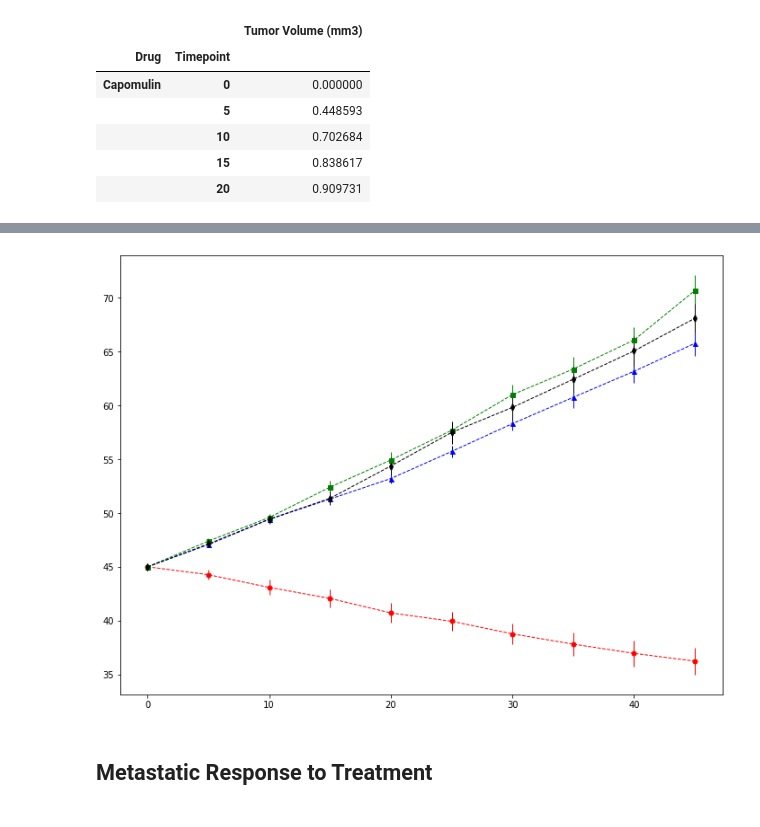
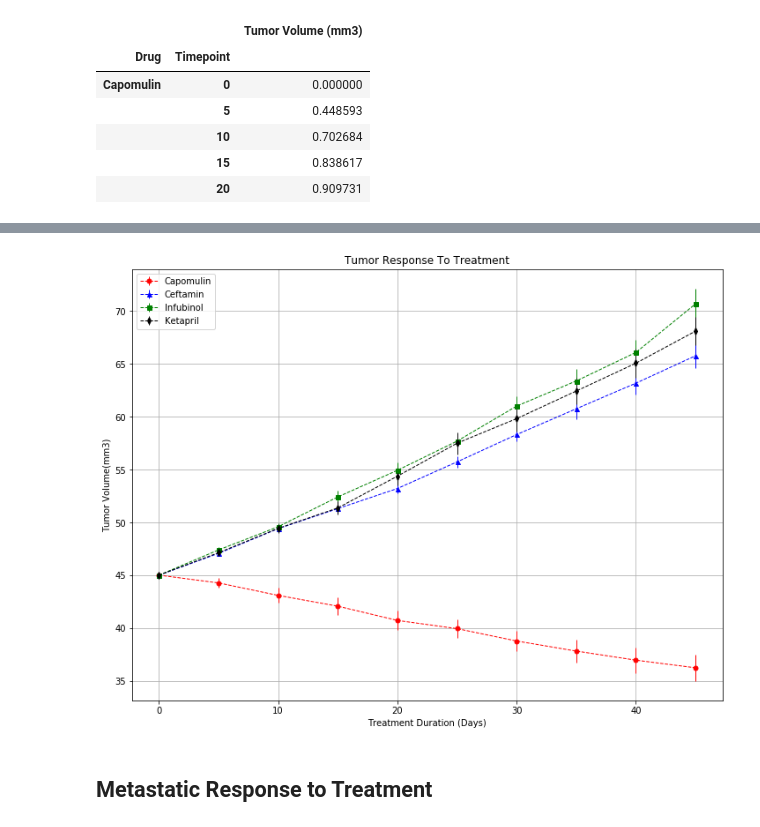
Before and after one commit to erinbentley/matplotlib-challenge, a Jupyter notebook: Pymaceuticals/Matplotlib_Challenge.ipynb, the cells around one changed output, grey strips where cells are left out. Drawn from its saved outputs; the diff is of its cells as text; code cells hidden in the pictures.

```diff
--- a/Pymaceuticals/Matplotlib_Challenge.ipynb
+++ b/Pymaceuticals/Matplotlib_Challenge.ipynb
@@ -103,28 +103,35 @@ tumor_mean_df2
 | 40 | 36.958001 | 61.467895 | 63.162824 | 66.068580 | 65.600754 | 65.052675 | 63.045537 | 36.574081 | 65.356386 | ... |
 | 45 | 36.236114 | 64.132421 | 65.755562 | 70.662958 | 69.265506 | 68.084082 | 66.258529 | 34.955595 | 68.438310 | ... |
 # %%
-#tumor_mean_df2.index
+###tumor_mean_df2.index
 #tumor_mean_df2["Capomulin"]
 # Generate the Plot (with Error Bars)
 
 plt.figure(figsize=(12,9))
 plt.errorbar(tumor_mean_df2.index, tumor_mean_df2["Capomulin"], yerr=tumor_sem_df2["Capomulin"],
              color="r", linewidth=1, marker="o", markersize=5, linestyle="dashed")
 
 plt.errorbar(tumor_mean_df2.index, tumor_mean_df2["Infubinol"], yerr=tumor_sem_df2["Infubinol"],
              color="b", linewidth=1, marker="^", markersize=5, linestyle="dashed")
 
 plt.errorbar(tumor_mean_df2.index, tumor_mean_df2["Ketapril"], yerr=tumor_sem_df2["Ketapril"],
              color="g", linewidth=1, marker="s", markersize=5, linestyle="dashed")
 
 plt.errorbar(tumor_mean_df2.index, tumor_mean_df2["Placebo"], yerr=tumor_sem_df2["Placebo"],
              color="k", linewidth=1, marker="d", markersize=5, linestyle="dashed")
+plt.title("Tumor Response To Treatment")
+plt.xlabel("Treatment Duration (Days)")
+plt.ylabel("Tumor Volume(mm3)")
+plt.grid(axis = 'y')
+plt.grid(axis = 'x')
+plt.legend(labels=tumor_mean_df2.columns)
+
 # Save the Figure
 plt.savefig("data/tumor_volume_plot.png")
 # Show the Figure
 plt.show()
 # %% [output]
-[figure, old version]
+[figure, new version]
 # %% [markdown]
 ## Metastatic Response to Treatment
 # %%
```
Also changed, not shown: parts of 5 cells of this notebook, 4 other files.
